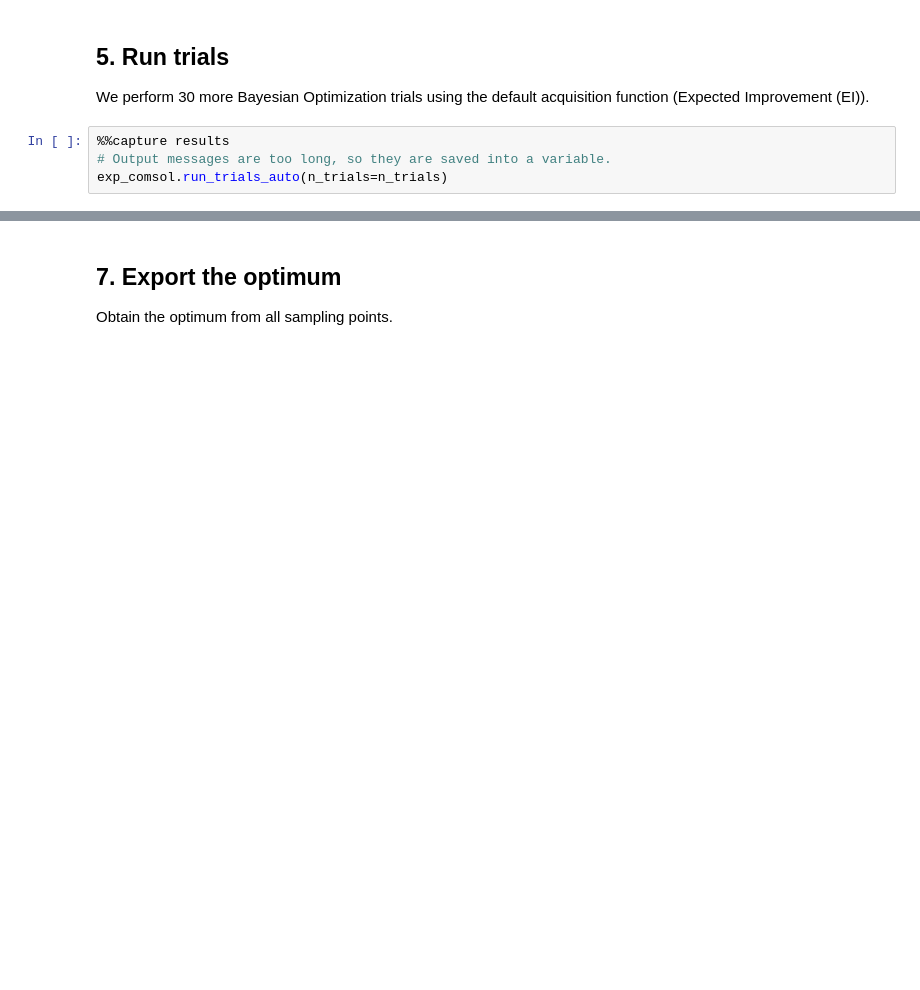
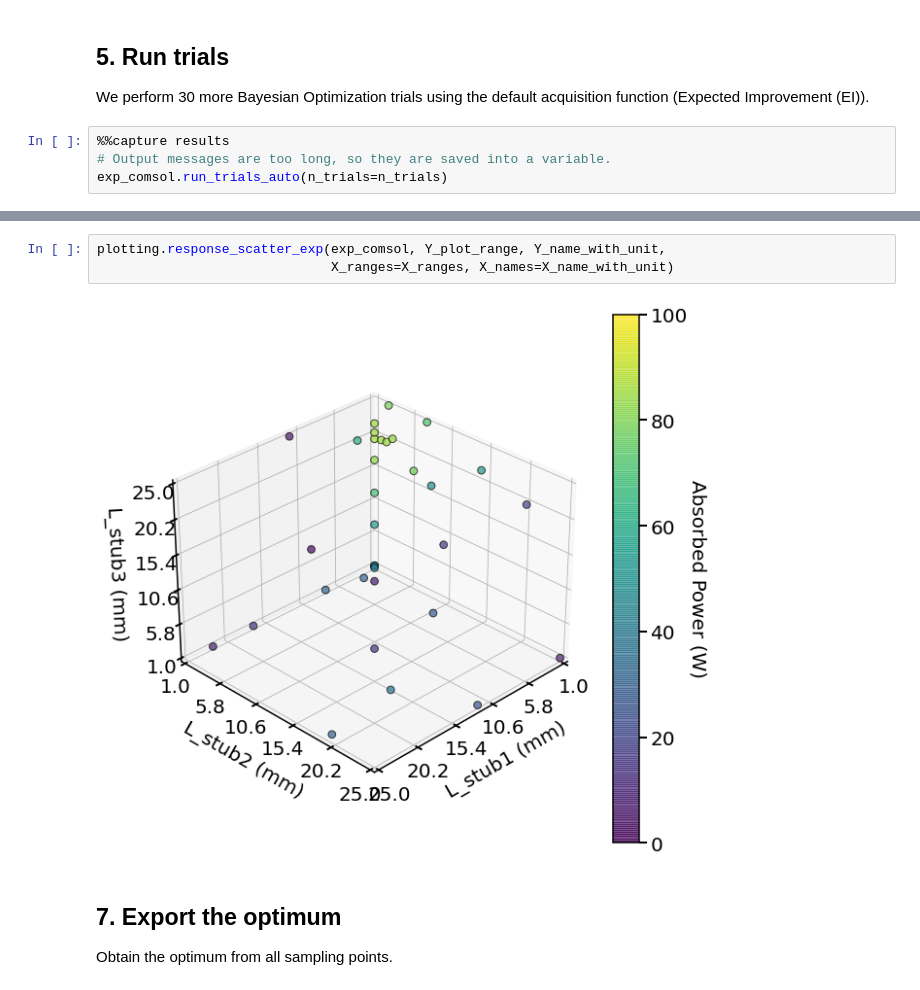
Before and after one commit to VlachosGroup/nextorch, a Jupyter notebook: examples/notebooks/08_Stub_tuner.ipynb, the cells around one changed output, grey strips where cells are left out. Saved outputs shown, nothing was run; the diff lists cells and outputs as text; blank space fills up the shorter version.

Commit message:
update COMSOL example

```diff
--- a/examples/notebooks/08_Stub_tuner.ipynb
+++ b/examples/notebooks/08_Stub_tuner.ipynb
@@ -143,3 +111,8 @@ Reponses at fixed x3, vary x1 and x2:
+# %%
+plotting.response_scatter_exp(exp_comsol, Y_plot_range, Y_name_with_unit,
+                              X_ranges=X_ranges, X_names=X_name_with_unit)
+# %% [output]
+[figure, added]
 # %% [markdown]
 ## 7. Export the optimum
 Obtain the optimum from all sampling points.
```
Also changed, not shown: parts of 7 cells of this notebook, 1 other file.
